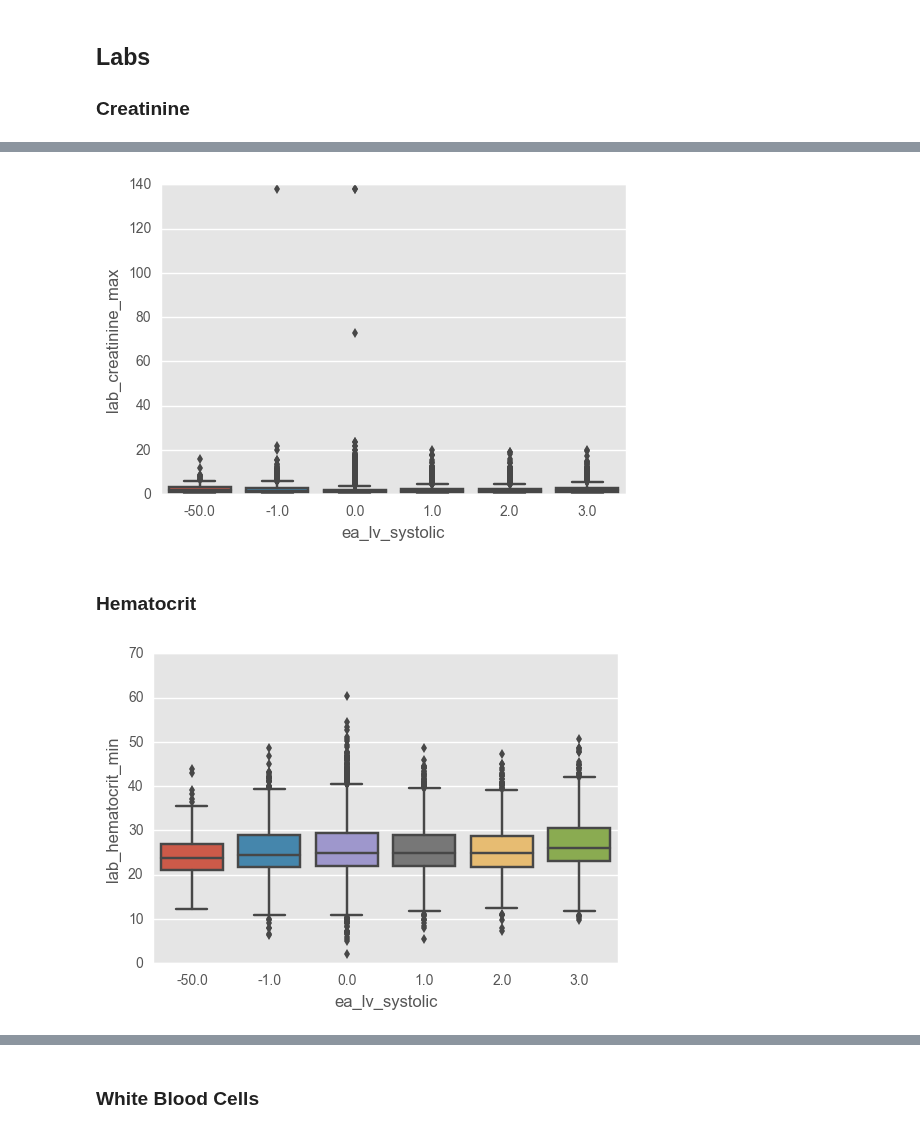
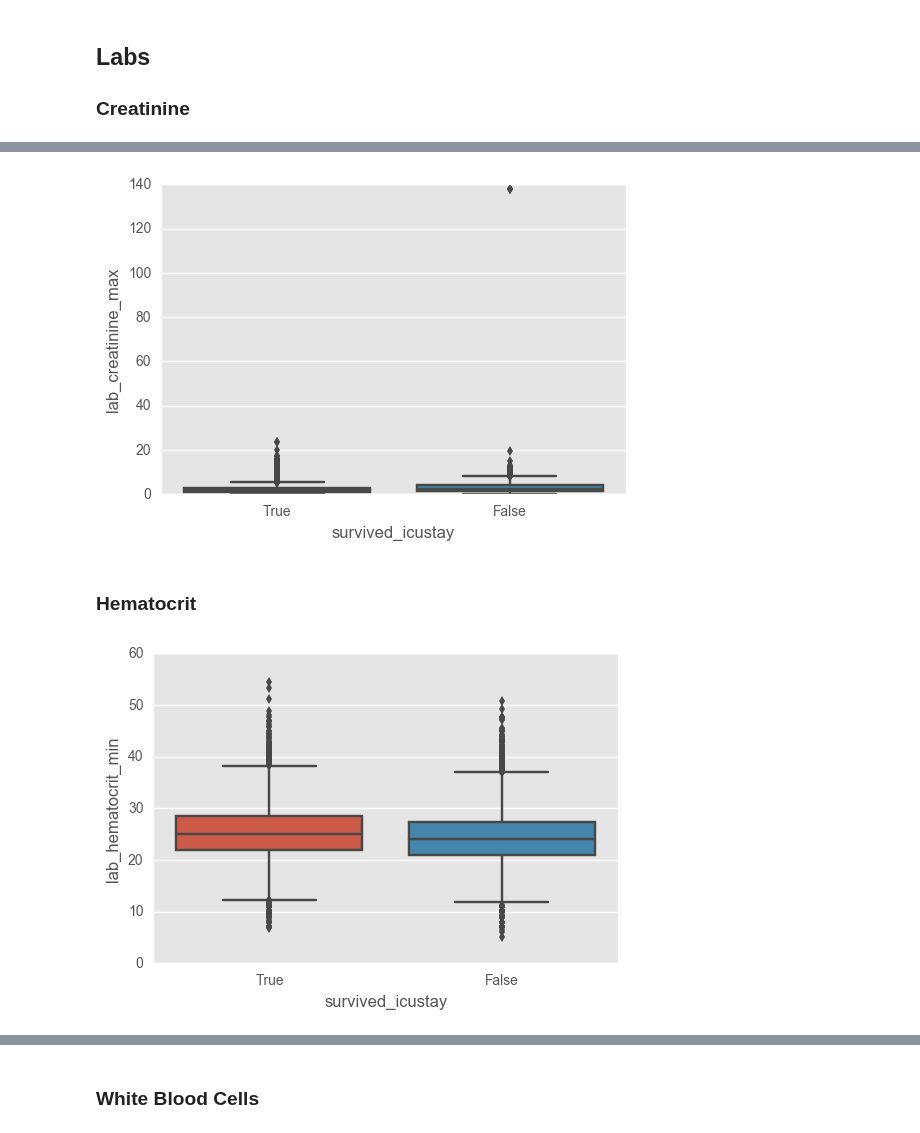
Before and after one commit to yhtgrace/echo, a Jupyter notebook: notebooks/161216_echo_annotations.ipynb, the cells around one changed output, grey strips where cells are left out. Cells and saved outputs as stored; diff of their text form; code cells hidden in the pictures.

```diff
--- a/notebooks/161216_echo_annotations.ipynb
+++ b/notebooks/161216_echo_annotations.ipynb
@@ -212,11 +212,11 @@ g = sns.boxplot('ea_lv_systolic', 'lab_creatinine_min', data = ef)
 # %%
-g = sns.boxplot('ea_lv_systolic', 'lab_creatinine_max', data = ef)
+g = sns.boxplot('survived_icustay', 'lab_creatinine_max', data = ef)
 # %% [output]
-[figure, old version]
+[figure, new version]
 # %% [markdown]
 ### Hematocrit
 # %%
-g = sns.boxplot('ea_lv_systolic', 'lab_hematocrit_min', data = ef)
+g = sns.boxplot('survived_icustay', 'lab_hematocrit_min', data = ef)
 # %% [output]
-[figure, old version]
+[figure, new version]
 # %%
```
Also changed, not shown: parts of 13 cells of this notebook.
